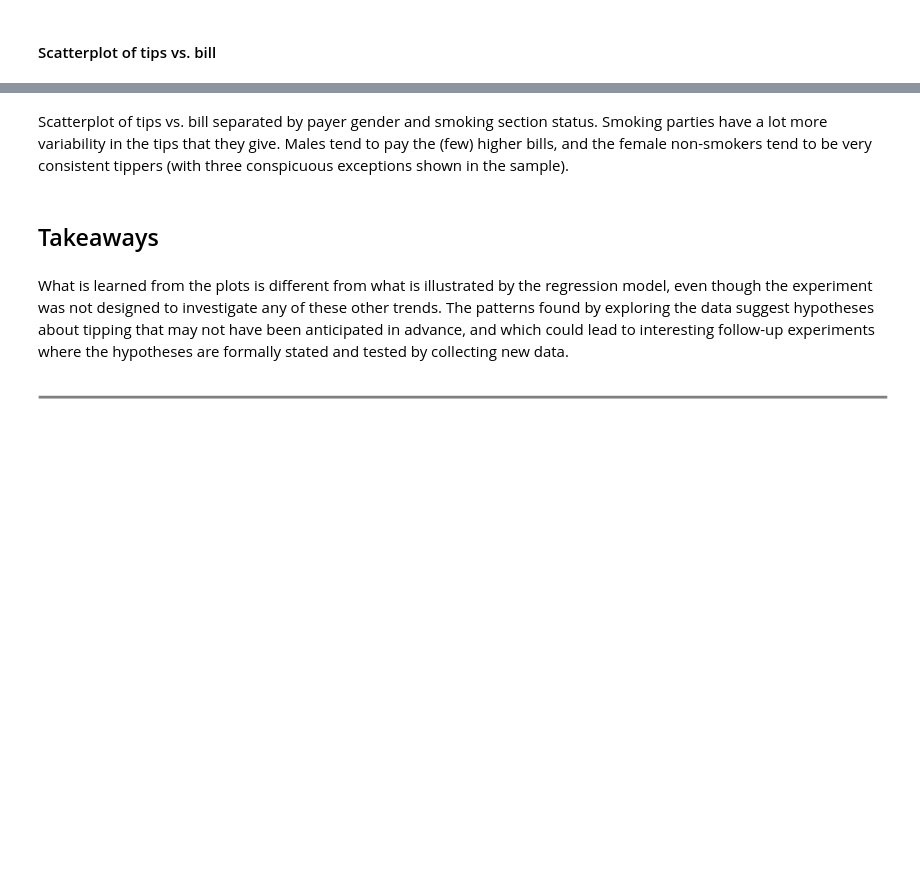
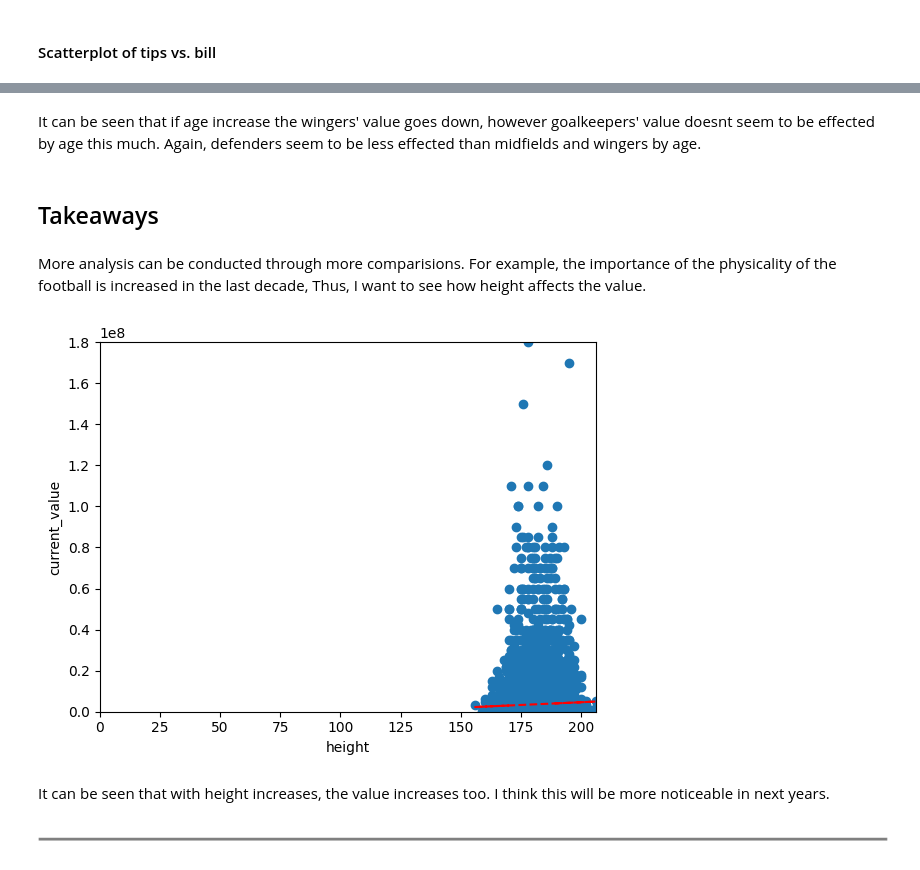
Before and after one commit to onurerdogan2001/ie423tasks, a Jupyter notebook: notebooks/task1.ipynb, the cells around one changed output, grey strips where cells are left out. Cells and saved outputs as stored; diff of their text form; code cells hidden in the pictures; blank space fills up the shorter version.

```diff
--- a/notebooks/task1.ipynb
+++ b/notebooks/task1.ipynb
@@ -256,8 +248,29 @@ axs[1, 1].yaxis.set_label_position("right")
-# %% [markdown]
-Scatterplot of tips vs. bill separated by payer gender and smoking section status. Smoking parties have a lot more variability in the tips that they give. Males tend to pay the (few) higher bills, and the female non-smokers tend to be very consistent tippers (with three conspicuous exceptions shown in the sample).
+# %% [markdown]
+It can be seen that if age increase the wingers' value goes down, however goalkeepers' value doesnt seem to be effected by age this much. Again, defenders seem to be less effected than midfields and wingers by age.
 # %% [markdown]
 ## Takeaways
-# %% [markdown]
-What is learned from the plots is different from what is illustrated by the regression model, even though the experiment was not designed to investigate any of these other trends. The patterns found by exploring the data suggest hypotheses about tipping that may not have been anticipated in advance, and which could lead to interesting follow-up experiments where the hypotheses are formally stated and tested by collecting new data.
+# %% [markdown]
+More analysis can be conducted through more comparisions. For example, the importance of the physicality of the football is increased in the last decade, Thus, I want to see how height affects the value.
+# %%
+# Set data fields
+x = dfTips.loc[:,'height']
+y = dfTips.loc[:,'current_value']
+
+# Generate trendline
+z = np.polyfit(x, y, 1)
+p = np.poly1d(z)
+
+# Show plot
+plt.scatter(x, y)
+plt.plot(x,p(x),"r--")
+plt.xlim(0,np.max(dfTips.loc[:,'height']))
+plt.ylim(0,np.max(dfTips.loc[:,'current_value']))
+plt.xlabel('height')
+plt.ylabel('current_value')
+plt.show()
+# %% [output]
+[figure, added]
+# %% [markdown]
+It can be seen that with height increases, the value increases too. I think this will be more noticeable in next years.
 # %% [markdown]
 ![utexas_ds_orie_divider_gray.png](embedded-picture-1)
```
Also changed, not shown: parts of 13 cells of this notebook.
